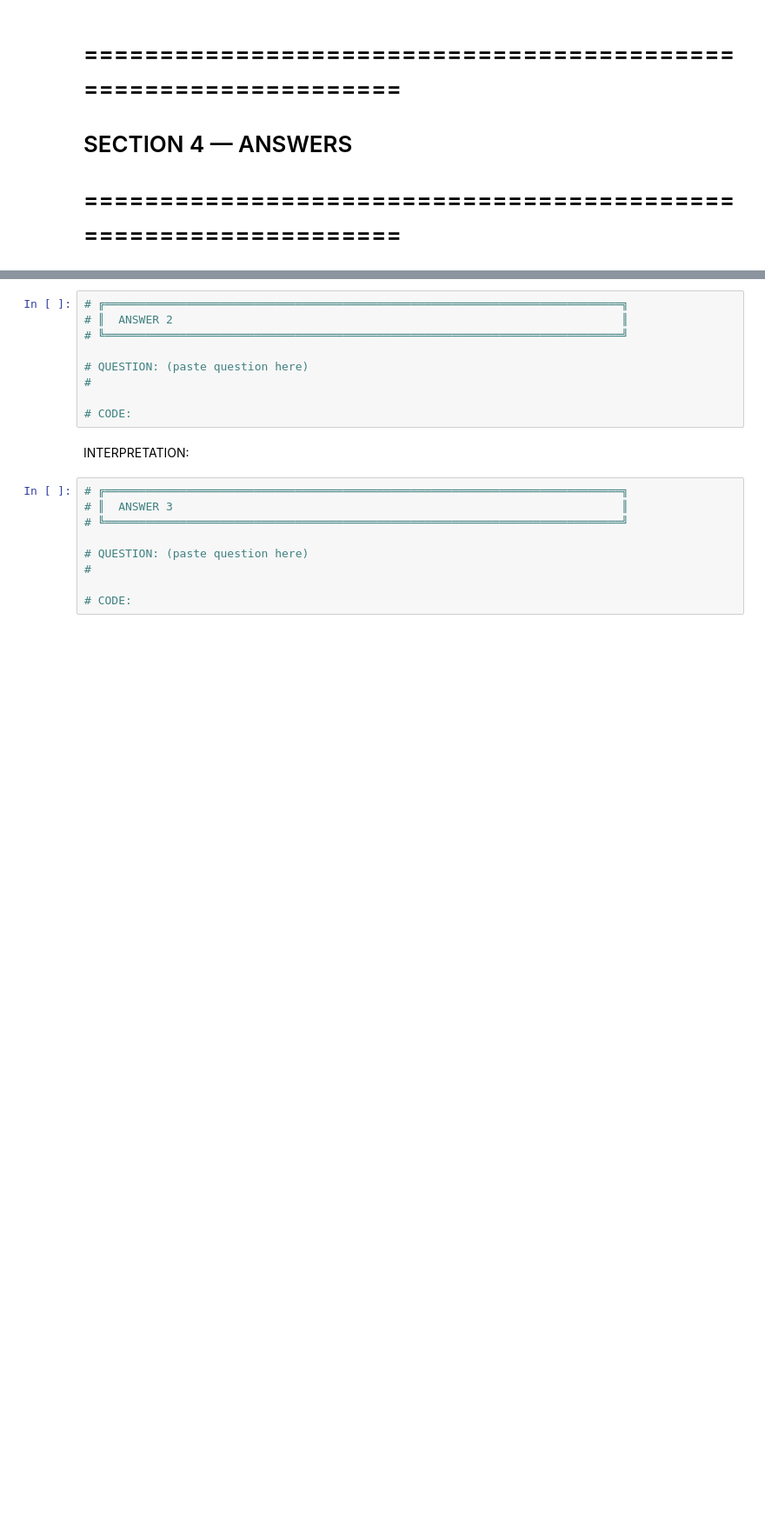
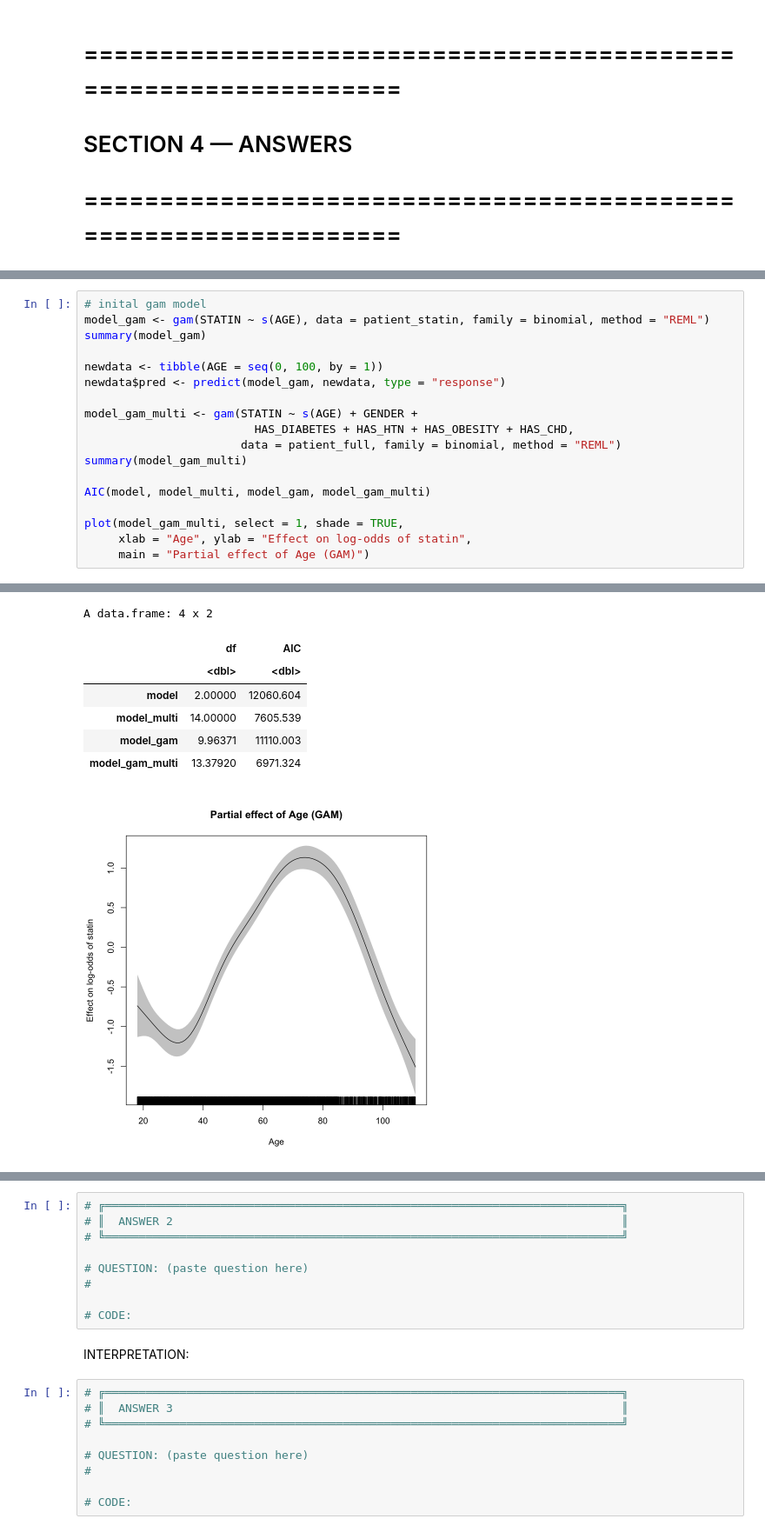
Before and after one commit to czhang2884/abfm-skills-assessment, a Jupyter notebook: skills_assessment_notebook.ipynb, the cells around one changed output, grey strips where cells are left out. Shown at 87% size. Cells and saved outputs as stored; diff of their text form; blank space fills up the shorter version.

```diff
--- a/skills_assessment_notebook.ipynb
+++ b/skills_assessment_notebook.ipynb
@@ -498,0 +662,19 @@ INTERPRETATION:
+# %%
+# inital gam model
+model_gam <- gam(STATIN ~ s(AGE), data = patient_statin, family = binomial, method = "REML")
+summary(model_gam)
+
+newdata <- tibble(AGE = seq(0, 100, by = 1))
+newdata$pred <- predict(model_gam, newdata, type = "response")
+
+model_gam_multi <- gam(STATIN ~ s(AGE) + GENDER +
+                         HAS_DIABETES + HAS_HTN + HAS_OBESITY + HAS_CHD,
+                       data = patient_full, family = binomial, method = "REML")
+summary(model_gam_multi)
+
+AIC(model, model_multi, model_gam, model_gam_multi)
+
+plot(model_gam_multi, select = 1, shade = TRUE,
+     xlab = "Age", ylab = "Effect on log-odds of statin",
+     main = "Partial effect of Age (GAM)")
+# %% [output]
@@ -498,0 +718,8 @@ INTERPRETATION:
+A data.frame: 4 x 2
+|  | df | AIC |
+|  | <dbl> | <dbl> |
+| model | 2.00000 | 12060.604 |
+| model_multi | 14.00000 | 7605.539 |
+| model_gam | 9.96371 | 11110.003 |
+| model_gam_multi | 13.37920 | 6971.324 |
+[figure, added]
```
Also changed, not shown: parts of 7 cells of this notebook.
